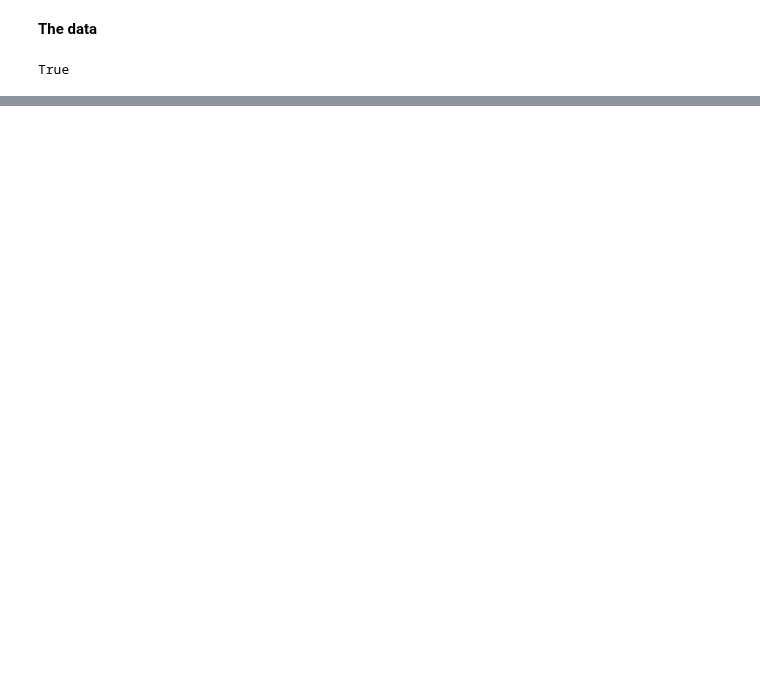
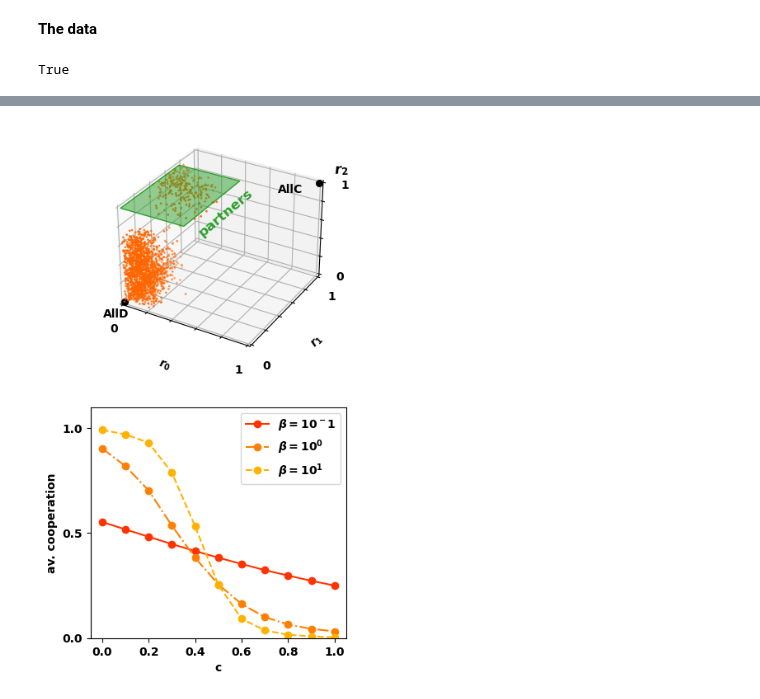
Before and after one commit to Nikoleta-v3/conditional-cooperation-with-longer-memory, a Jupyter notebook: notebooks/Counting 2-bit reactive strategies.ipynb, the cells around one changed output, grey strips where cells are left out. Saved outputs shown, nothing was run; the diff lists cells and outputs as text; code cells hidden in the pictures; blank space fills up the shorter version.

```diff
--- a/notebooks/Counting 2-bit reactive strategies.ipynb
+++ b/notebooks/Counting 2-bit reactive strategies.ipynb
@@ -139,0 +201,67 @@ fig.savefig("../figures/counting_strategies_evolution.pdf", bbox_inches='tight')
+# %%
+fig = plt.figure(figsize=plt.figaspect(2.))
+
+# Second subplot
+ax = fig.add_subplot(2, 1, 1, projection='3d')
+
+ax.scatter(0, 0, 0, color='black',zorder=1, s=30);
+
+ax.scatter(1, 1, 1, color='black',zorder=1, s=30);
+
+ax.scatter(X[:,0], X[:,1], X[:,2], color=col(0.4), s=1, zorder=-2)
+
+# ax1.plot_surface(z, xx1, yy1, alpha=0.5, color='crimson');
+
+ax.add_collection3d(Poly3DCollection(verts, facecolors="tab:green", alpha=.5,
+                                     linewidths=1,
+                                     linestyle='-',
+                                     edgecolors='tab:green',
+                                     zorder=0))
+
+# ax1.plot_surface(xx1, z2, yy1, alpha=0.2, color='crimson');
+
+# ax1.view_init(25, -60)
+
+ax.set_xlim(0, 1);
+ax.set_ylim(0, 1);
+ax.set_zlim(0, 1);
+
+ax.set_xlabel("$r_0$", fontsize=10)
+ax.set_ylabel("$r_1$", fontsize=10)
+# ax1.set_zlabel("$r_2$", fontsize=10);
+
+ax.annotate("AllD", (-0.095, -0.06), fontsize=10);
+
+ax.annotate("AllC", (0.045, 0.04), fontsize=10);
+
+ax.annotate("$r_2$", (0.09, 0.055), fontsize=12, rotation=5);
+
+ax.annotate("partners", (-0.02, 0.005), fontsize=12, rotation=40, color="tab:green", zorder=1);
+
+
+ax.set_xticklabels([0, "", "", "", "", 1])
+ax.set_yticklabels([0, "", "", "", "", 1])
+ax.set_zticklabels([0, "", "", "", "", 1]);
+
+
+
+ax = fig.add_subplot(2, 1, 2)
+
+for i, points, style, beta in zip([.2, .5, .7],
+                            per_beta_points,
+                            ["-o", "-.o", "--o"],
+                            ["10^-1", "10^0", "10^1"]):
+
+    ax.plot(np.linspace(0, 1, 11), points, style, color=col(i), label=fr"$\beta={beta}$")
+
+ax.set_ylim(0, 1.1)
+
+ax.set_yticks([0, .5, 1])
+
+ax.set_xlabel("c")
+
+ax.set_ylabel("av. cooperation");
+
+ax.legend();
+# %% [output]
+[figure, added]
```
Also changed, not shown: parts of 16 cells of this notebook, 8 other files.
